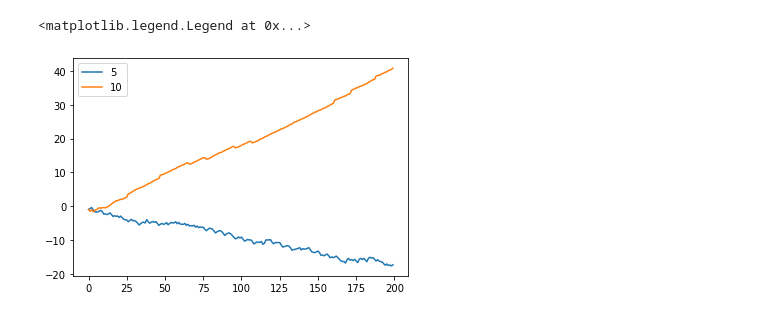
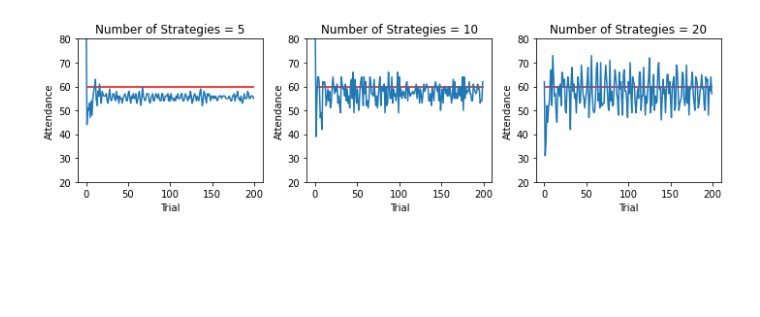
Before and after one commit to projectmesa/mesa, a Jupyter notebook: examples/el_farol/el_farol/el_farol.ipynb, the cells around one changed output. Saved outputs shown, nothing was run; the diff lists cells and outputs as text; code cells hidden in the pictures; blank space fills up the shorter version.

```diff
--- a/examples/el_farol/el_farol/el_farol.ipynb
+++ b/examples/el_farol/el_farol/el_farol.ipynb
@@ -128,3 +119,0 @@ for model in models:
-# %%
-df = models[0].datacollector.get_agent_vars_dataframe()
-df
@@ -146,11 +120,18 @@ df
-# %%
-for idx in range(len(m)):
-    model = models[idx]
-    df = model.datacollector.get_agent_vars_dataframe()
-    plt.plot(df['Utility'].groupby('Step').mean(),label = str(m[idx]))
-plt.legend()
-# %% [output]
-<matplotlib.legend.Legend at 0x...>
-[figure, removed]
+# %%
+plt.figure(figsize = (10,3))
+
+for idx in range(len(nss)):
+    model = models[idx]
+    plt.subplot(1,3,idx+1)
+    df = model.datacollector.get_model_vars_dataframe()
+    plt.plot(df['Customers'])
+    plt.xlabel('Trial')
+    plt.ylabel('Attendance')
+    plt.ylim([20,80])
+    plt.title('Number of Strategies = '+str(nss[idx]))
+    plt.hlines(n,0,200,'r')
+    plt.tight_layout()
+# %% [output]
+[figure, added]
 # %%
 class ElFarolBarIBLT(Model):
```
Also changed, not shown: parts of 17 cells of this notebook.
